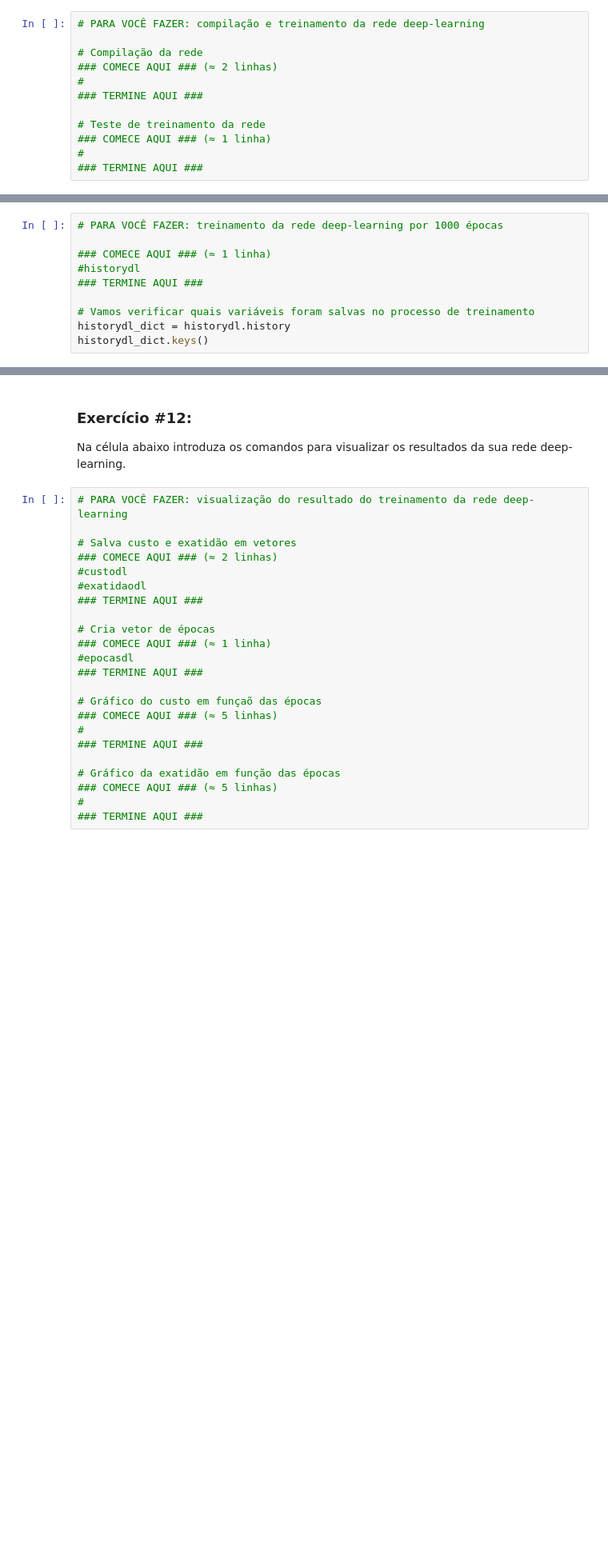
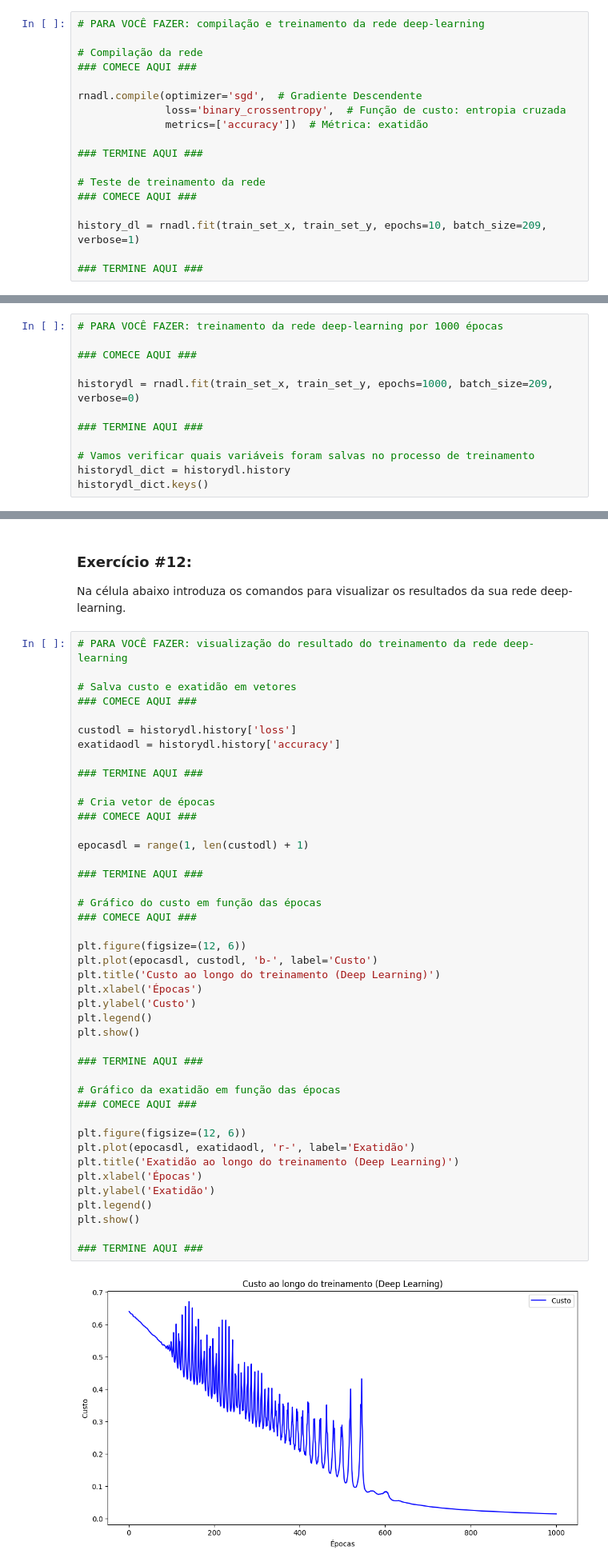
Before and after one commit to wallacecgalvao/Intr_RNA_T2_Classifica-o_binaria_keras, a Jupyter notebook: T2_Classificação_binaria_keras.ipynb, the cells around one changed output, grey strips where cells are left out. Shown at 80% size. Cells and saved outputs as stored; diff of their text form; blank space fills up the shorter version.

```diff
--- a/T2_Classificação_binaria_keras.ipynb
+++ b/T2_Classificação_binaria_keras.ipynb
@@ -675,11 +722,17 @@ Na célula abaixo compile e treine a sua rede deep-learning para 10 épocas. Ess
 # PARA VOCÊ FAZER: compilação e treinamento da rede deep-learning
 
 # Compilação da rede
-### COMECE AQUI ### (≈ 2 linhas)
-#
+### COMECE AQUI ###
+
+rnadl.compile(optimizer='sgd',  # Gradiente Descendente
+              loss='binary_crossentropy',  # Função de custo: entropia cruzada
+              metrics=['accuracy'])  # Métrica: exatidão
+
 ### TERMINE AQUI ###
 
 # Teste de treinamento da rede
-### COMECE AQUI ### (≈ 1 linha)
-#
+### COMECE AQUI ###
+
+history_dl = rnadl.fit(train_set_x, train_set_y, epochs=10, batch_size=209, verbose=1)
+
 ### TERMINE AQUI ###
@@ -711,8 +785,10 @@ Na célula abaixo treine a sua rede deep-learning por 1000 épocas. Use verbose
 # %%
 # PARA VOCÊ FAZER: treinamento da rede deep-learning por 1000 épocas
 
-### COMECE AQUI ### (≈ 1 linha)
-#historydl
+### COMECE AQUI ###
+
+historydl = rnadl.fit(train_set_x, train_set_y, epochs=1000, batch_size=209, verbose=0)
+
 ### TERMINE AQUI ###
 
 # Vamos verificar quais variáveis foram salvas no processo de treinamento
@@ -725,23 +803,45 @@ Na célula abaixo introduza os comandos para visualizar os resultados da sua red
 # %%
 # PARA VOCÊ FAZER: visualização do resultado do treinamento da rede deep-learning
 
 # Salva custo e exatidão em vetores
-### COMECE AQUI ### (≈ 2 linhas)
-#custodl
-#exatidaodl
+### COMECE AQUI ###
+
+custodl = historydl.history['loss']
+exatidaodl = historydl.history['accuracy']
+
 ### TERMINE AQUI ###
 
 # Cria vetor de épocas
-### COMECE AQUI ### (≈ 1 linha)
-#epocasdl
+### COMECE AQUI ###
+
+epocasdl = range(1, len(custodl) + 1)
+
 ### TERMINE AQUI ###
 
-# Gráfico do custo em funçaõ das épocas
-### COMECE AQUI ### (≈ 5 linhas)
-#
+# Gráfico do custo em função das épocas
+### COMECE AQUI ###
+
+plt.figure(figsize=(12, 6))
+plt.plot(epocasdl, custodl, 'b-', label='Custo')
+plt.title('Custo ao longo do treinamento (Deep Learning)')
+plt.xlabel('Épocas')
+plt.ylabel('Custo')
+plt.legend()
+plt.show()
+
 ### TERMINE AQUI ###
 
 # Gráfico da exatidão em função das épocas
-### COMECE AQUI ### (≈ 5 linhas)
-#
+### COMECE AQUI ###
+
+plt.figure(figsize=(12, 6))
+plt.plot(epocasdl, exatidaodl, 'r-', label='Exatidão')
+plt.title('Exatidão ao longo do treinamento (Deep Learning)')
+plt.xlabel('Épocas')
+plt.ylabel('Exatidão')
+plt.legend()
+plt.show()
+
 ### TERMINE AQUI ###
+# %% [output]
+[figure, added]
```
Also changed, not shown: parts of 21 cells of this notebook, 1 other file.
